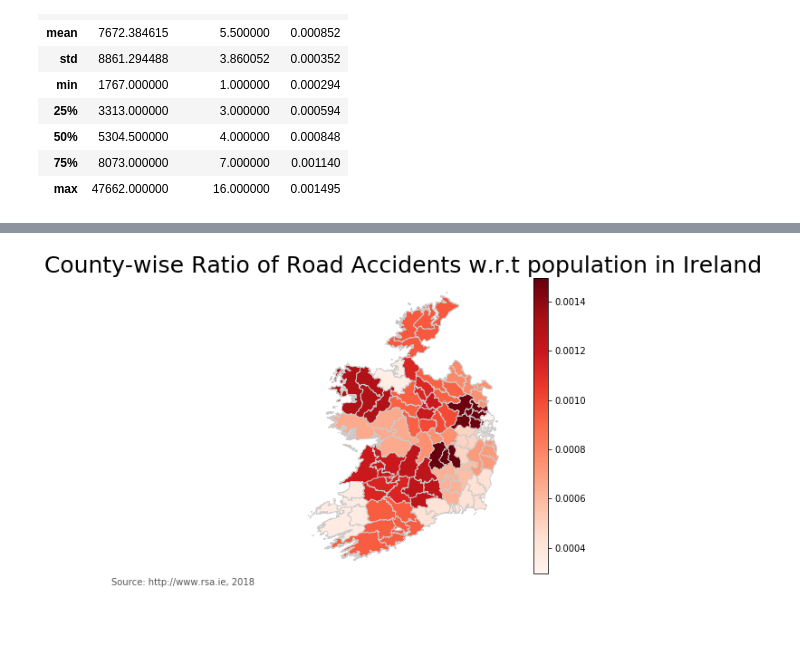
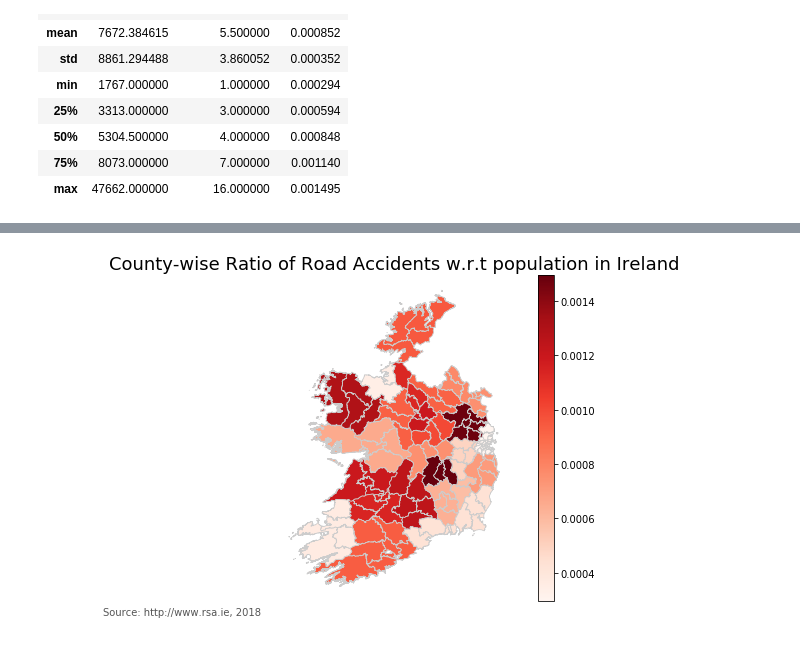
Before and after one commit to harinathselvaraj/geo_ireland, a Jupyter notebook: ireland_insurance.ipynb, the cells around one changed output, grey strips where cells are left out. Drawn from its saved outputs; the diff is of its cells as text; code cells hidden in the pictures.

```diff
--- a/ireland_insurance.ipynb
+++ b/ireland_insurance.ipynb
@@ -108,33 +108,33 @@ variable = 'ratio'
 # set the range for the choropleth
 vmin, vmax = 0.000294, 0.001495
 
 # create figure and axes for Matplotlib
 fig, ax = plt.subplots(1, figsize=(10, 6))
 
 # create map
 merged.plot(column=variable, cmap='Reds', linewidth=0.8, ax=ax, edgecolor='0.8')
 
 # Now we can customise and add annotations
 
 # remove the axis
 ax.axis('off')
 
 # add a title
 ax.set_title('County-wise Ratio of Road Accidents w.r.t population in Ireland', \
-              fontdict={'fontsize': '25',
+              fontdict={'fontsize': '18',
                         'fontweight' : '3'})
 
 # create an annotation for the  data source
 ax.annotate('Source: http://www.rsa.ie, 2018',
            xy=(0.1, .08), xycoords='figure fraction',
            horizontalalignment='left', verticalalignment='top',
            fontsize=10, color='#555555')
 
 # Create colorbar as a legend
 sm = plt.cm.ScalarMappable(cmap='Reds', norm=plt.Normalize(vmin=vmin, vmax=vmax))
 sm._A = []
 cbar = fig.colorbar(sm)
 #this will save the figure as a high-res png. you can also save as svg
-# fig.savefig('crime_rate_density.png', dpi=300)
+fig.savefig('ireland_road_accidents.png', dpi=300)
 # %% [output]
-[figure, old version]
+[figure, new version]
```
Also changed, not shown: 1 other file.
